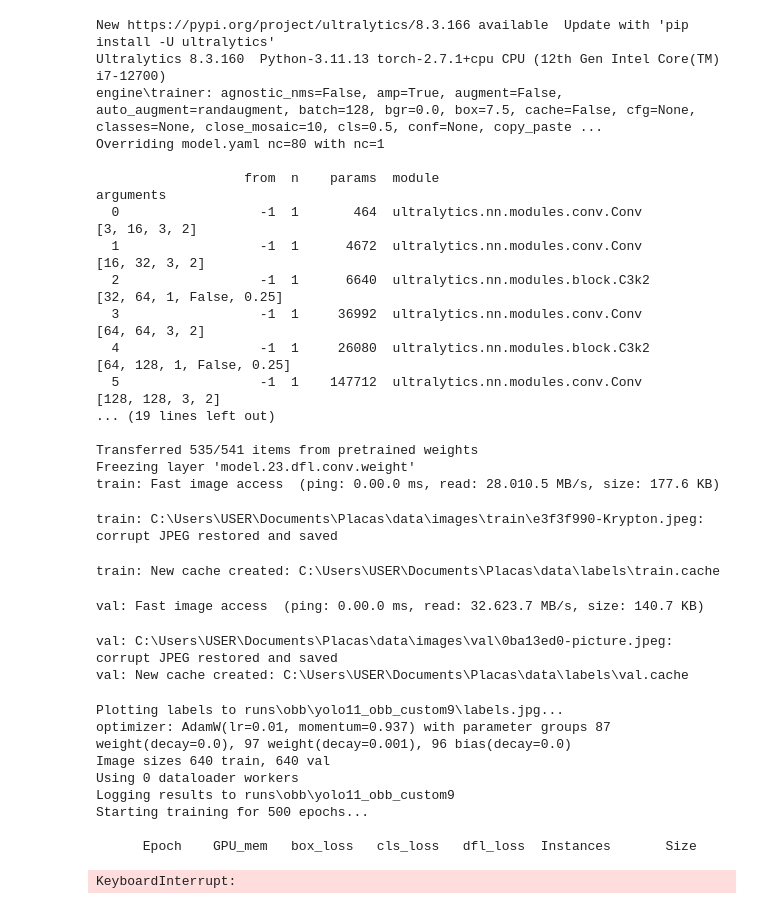
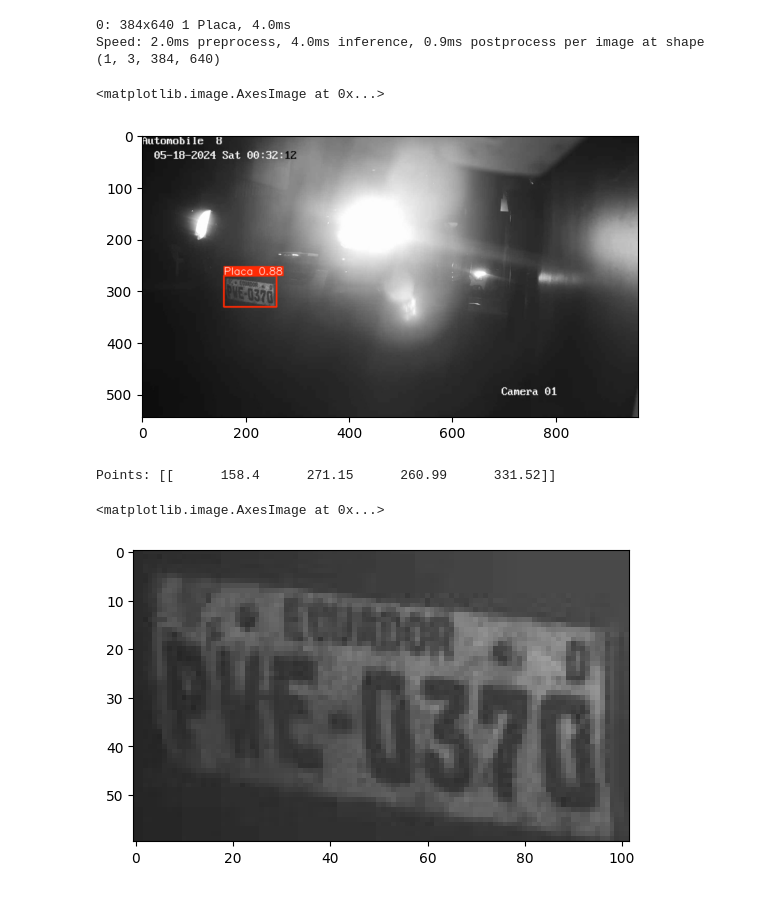
Before and after one commit to JeffAsDRK/Placas, a Jupyter notebook: train_pl.ipynb, the cells around one changed output. Saved outputs shown, nothing was run; the diff lists cells and outputs as text; code cells hidden in the pictures.

```diff
--- a/train_pl.ipynb
+++ b/train_pl.ipynb
@@ -2,7 +2,7 @@
 import torch
 from ultralytics import YOLO
 
-model = YOLO("yolo11n-obb.pt")
+model = YOLO("yolo11n.pt")
 
 device = torch.device("cuda" if torch.cuda.is_available() else "cpu")
 model.train(
@@ -27,38 +27,34 @@ model.train(
     #translate=0.2,
     scale=0.5,
     #shear=2,
-    flipud=0.5,
     copy_paste_mode="mixup",
+
 )
-# %% [output]
-New https://pypi.org/project/ultralytics/8.3.166 available  Update with 'pip install -U ultralytics'
-Ultralytics 8.3.160  Python-3.11.13 torch-2.7.1+cpu CPU (12th Gen Intel Core(TM) i7-12700)
-engine\trainer: agnostic_nms=False, amp=True, augment=False, auto_augment=randaugment, batch=128, bgr=0.0, box=7.5, cache=False, cfg=None, classes=None, close_mosaic=10, cls=0.5, conf=None, copy_paste ...
-Overriding model.yaml nc=80 with nc=1
-
-                   from  n    params  module                                       arguments
-  0                  -1  1       464  ultralytics.nn.modules.conv.Conv             [3, 16, 3, 2]
-  1                  -1  1      4672  ultralytics.nn.modules.conv.Conv             [16, 32, 3, 2]
-  2                  -1  1      6640  ultralytics.nn.modules.block.C3k2            [32, 64, 1, False, 0.25]
-  3                  -1  1     36992  ultralytics.nn.modules.conv.Conv             [64, 64, 3, 2]
-  4                  -1  1     26080  ultralytics.nn.modules.block.C3k2            [64, 128, 1, False, 0.25]
-  5                  -1  1    147712  ultralytics.nn.modules.conv.Conv             [128, 128, 3, 2]
-... (19 lines left out)
-
-Transferred 535/541 items from pretrained weights
-Freezing layer 'model.23.dfl.conv.weight'
-train: Fast image access  (ping: 0.00.0 ms, read: 28.010.5 MB/s, size: 177.6 KB)
-train: C:\Users\USER\Documents\Placas\data\images\train\e3f3f990-Krypton.jpeg: corrupt JPEG restored and saved
-train: New cache created: C:\Users\USER\Documents\Placas\data\labels\train.cache
-val: Fast image access  (ping: 0.00.0 ms, read: 32.623.7 MB/s, size: 140.7 KB)
-val: C:\Users\USER\Documents\Placas\data\images\val\0ba13ed0-picture.jpeg: corrupt JPEG restored and saved
-val: New cache created: C:\Users\USER\Documents\Placas\data\labels\val.cache
-Plotting labels to runs\obb\yolo11_obb_custom9\labels.jpg...
-optimizer: AdamW(lr=0.01, momentum=0.937) with parameter groups 87 weight(decay=0.0), 97 weight(decay=0.001), 96 bias(decay=0.0)
-Image sizes 640 train, 640 val
-Using 0 dataloader workers
-Logging results to runs\obb\yolo11_obb_custom9
-Starting training for 500 epochs...
-
-      Epoch    GPU_mem   box_loss   cls_loss   dfl_loss  Instances       Size
-KeyboardInterrupt:
+# %%
+from PIL import Image
+import matplotlib.pyplot as plt
+model_placa=YOLO("/root/jastudillo/Placas/runs/detect/yolo11_obb_custom/weights/best.pt")
+
+img=Image.open("/root/jastudillo/Placas/data/images/val/06f42286-Jacaranda_554.jpg").convert("RGB")
+
+results=model_placa.predict(img,conf=0.5)
+for result in results:
+    img_result=result.plot()
+    points=result.boxes.xyxy.cpu().numpy()
+
+plt.imshow(img_result)
+# %% [output]
+0: 384x640 1 Placa, 4.0ms
+Speed: 2.0ms preprocess, 4.0ms inference, 0.9ms postprocess per image at shape (1, 3, 384, 640)
+<matplotlib.image.AxesImage at 0x...>
+[figure, added]
+# %%
+import numpy as np
+print("Points:", points)
+img_placa=np.array(img)
+img_placa = img_placa[int(points[0][1]):int(points[0][3]), int(points[0][0]):int(points[0][2])]
+plt.imshow(img_placa)
+# %% [output]
+Points: [[      158.4      271.15      260.99      331.52]]
+<matplotlib.image.AxesImage at 0x...>
+[figure, added]
```
Also changed, not shown: parts of 1 cell of this notebook, 48 other files.
